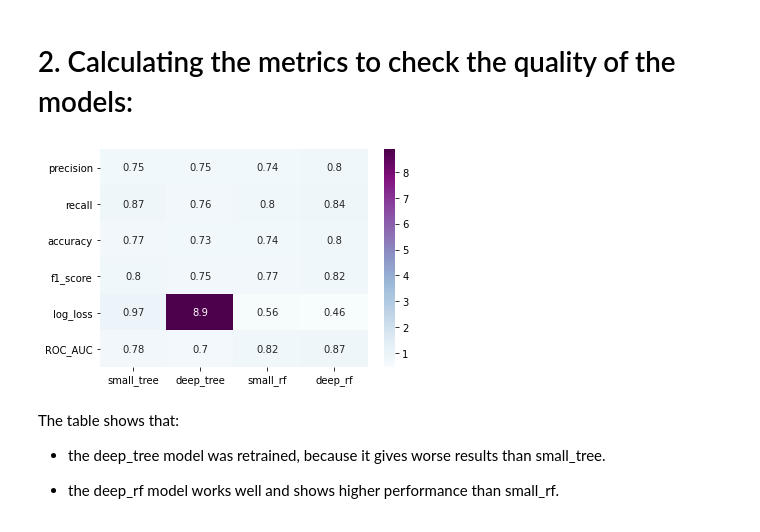
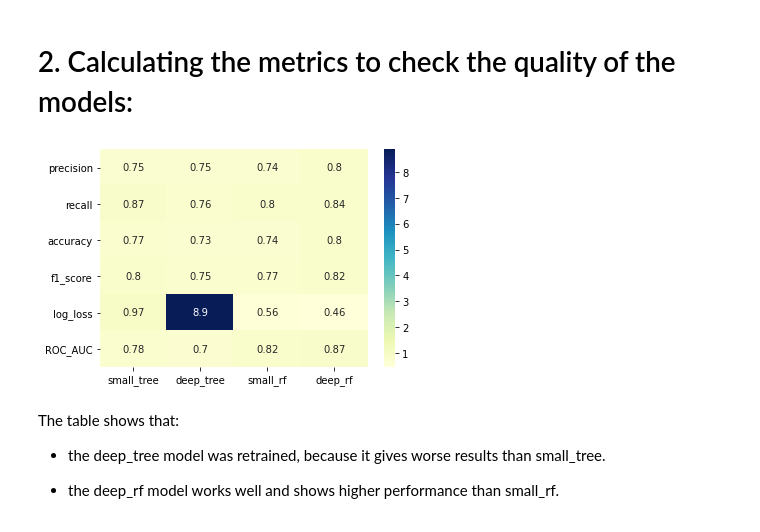
Before and after one commit to belpablo/Machine_Learning_Tecnologies_2022, a Jupyter notebook: Task_1/Belenko_Pavel_J41325c_MLT_2022_Task_1.ipynb, the cells around one changed output. Cells and saved outputs as stored; diff of their text form; code cells hidden in the pictures.

```diff
--- a/Task_1/Belenko_Pavel_J41325c_MLT_2022_Task_1.ipynb
+++ b/Task_1/Belenko_Pavel_J41325c_MLT_2022_Task_1.ipynb
@@ -106,32 +108,32 @@ prob_pred_df
 # %%
 from collections import defaultdict
 
 metrics_dict = defaultdict(dict)
 threshold = 0.5
 
 for name in models_names_arr:
 
     # Forming predicted class:
     predicted_class = (prob_pred_df[name] > threshold).astype(int)
 
     # Computing all metrics:
     precision, recall, f_score, _ = metrics.precision_recall_fscore_support(prob_pred_df['real_activity'],\
-                                                                            predicted_class, average = "binary")
+                                                                            predicted_class, average = 'binary')
     accuracy = metrics.accuracy_score(prob_pred_df['real_activity'], predicted_class)
     log_loss = metrics.log_loss(prob_pred_df['real_activity'], prob_pred_df[name])
     roc_auc = metrics.roc_auc_score(prob_pred_df['real_activity'], prob_pred_df[name])
 
-    metric_name_value_pairs = zip(("precision", "recall", "accuracy", "f1_score", "log_loss", "ROC_AUC"),\
+    metric_name_value_pairs = zip(('precision', 'recall', 'accuracy', 'f1_score', 'log_loss', 'ROC_AUC'),\
                                   (precision, recall, accuracy, f_score, log_loss, roc_auc))
 
     # Building metrics dict:
     for metric_name, metric_value in metric_name_value_pairs:
         metrics_dict[name][metric_name] = metric_value
 
 df_metrics = pd.DataFrame(metrics_dict)
-sns.heatmap(df_metrics, cmap = "BuPu", annot=True);
+sns.heatmap(df_metrics, cmap = 'YlGnBu', annot=True);
 # %% [output]
-[figure, old version]
+[figure, new version]
 # %% [markdown]
 The table shows that:
 
```
Also changed, not shown: parts of 4 cells of this notebook.
